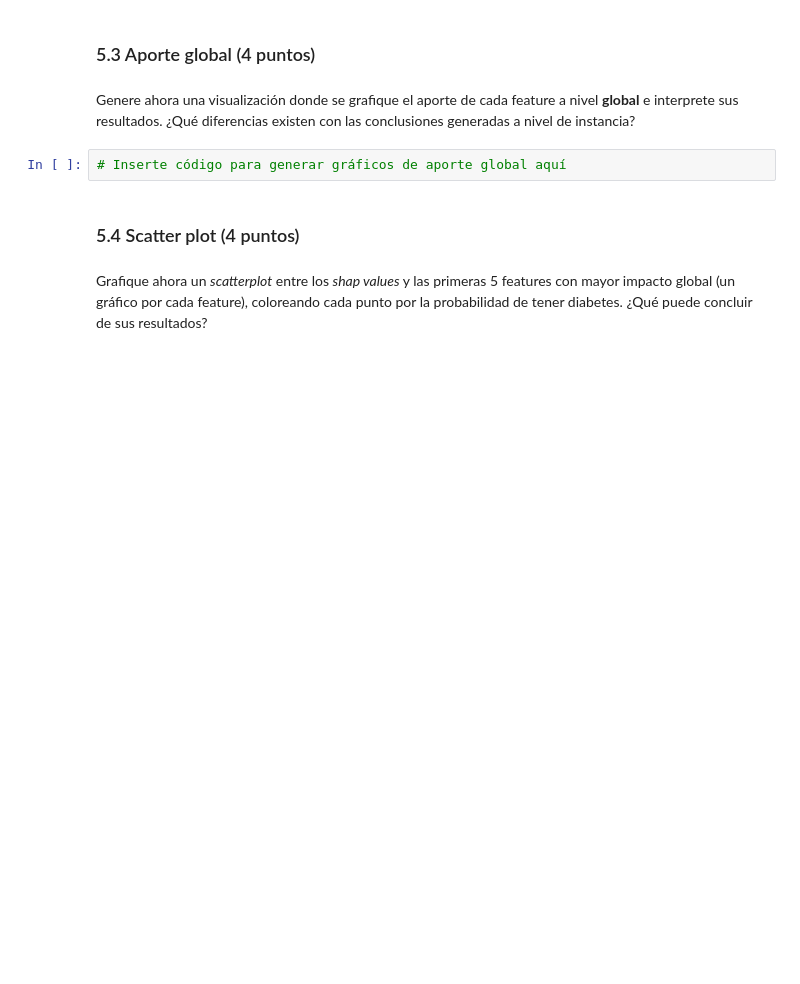
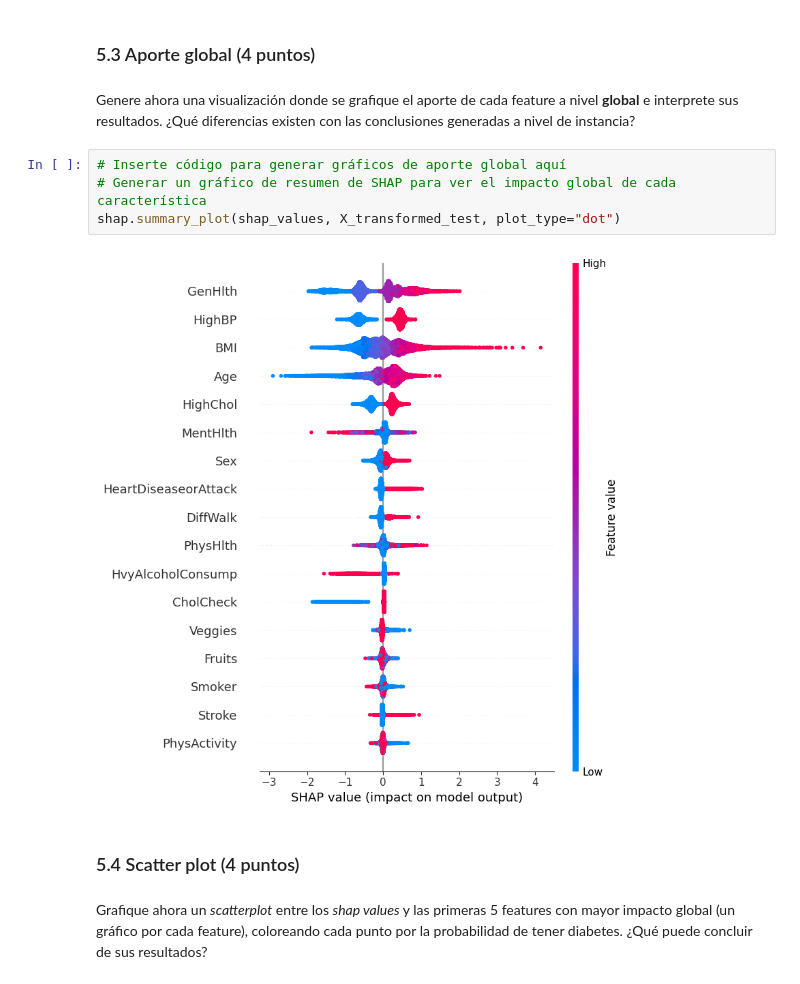
Before and after one commit to Qajirr/MDS7202-Labs, a Jupyter notebook: Lab 10 - Interpretabilidad/Laboratorio10_Enunciado.ipynb, the cells around one changed output. Saved outputs shown, nothing was run; the diff lists cells and outputs as text; blank space fills up the shorter version.

```diff
--- a/Lab 10 - Interpretabilidad/Laboratorio10_Enunciado.ipynb
+++ b/Lab 10 - Interpretabilidad/Laboratorio10_Enunciado.ipynb
@@ -309,6 +402,10 @@ warnings.filterwarnings("ignore", message=".*The 'nopython' keyword.*")
 Genere ahora una visualización donde se grafique el aporte de cada feature a nivel **global** e interprete sus resultados. ¿Qué diferencias existen con las conclusiones generadas a nivel de instancia?
 # %%
 # Inserte código para generar gráficos de aporte global aquí
+# Generar un gráfico de resumen de SHAP para ver el impacto global de cada característica
+shap.summary_plot(shap_values, X_transformed_test, plot_type="dot")
+# %% [output]
+[figure, added]
 # %% [markdown]
 ### 5.4 Scatter plot (4 puntos)
 # %% [markdown]
```
Also changed, not shown: parts of 21 cells of this notebook.
